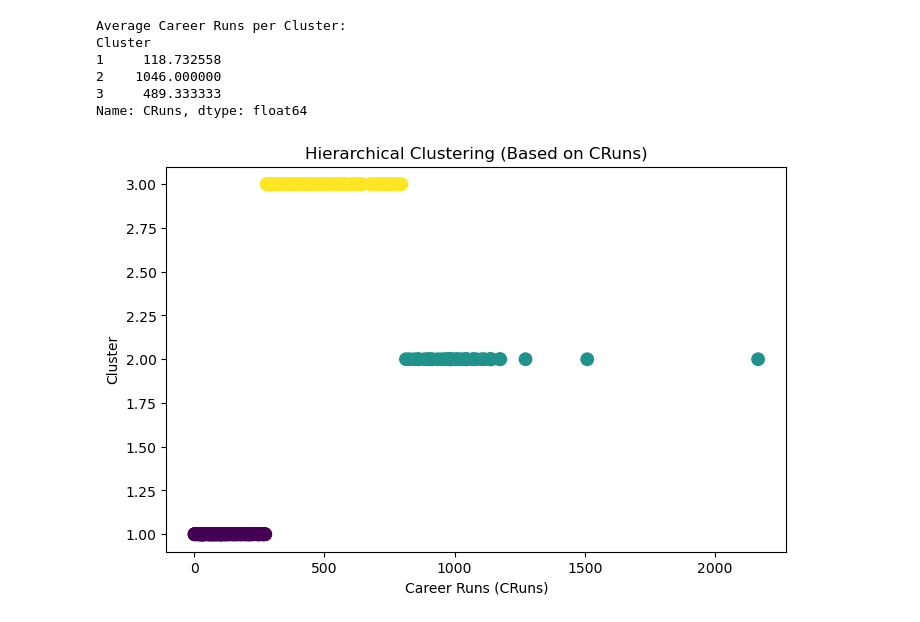
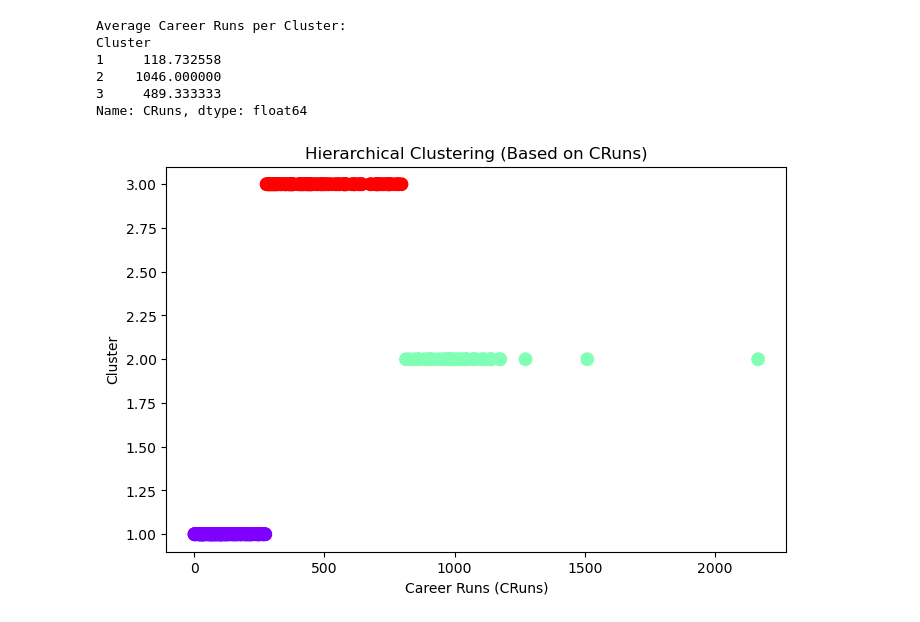
Before and after one commit to vedant-vh/ml, a Jupyter notebook: 6.ipynb, the cells around one changed output. Drawn from its saved outputs; the diff is of its cells as text; code cells hidden in the pictures.

```diff
--- a/6.ipynb
+++ b/6.ipynb
@@ -73,10 +73,10 @@ Cluster
 Name: CRuns, dtype: float64
 # %%
 plt.figure(figsize=(8,5))
-plt.scatter(df['CRuns'], df['Cluster'], c=df['Cluster'], cmap='viridis', s=80)
+plt.scatter(df['CRuns'], df['Cluster'], c=df['Cluster'], cmap='rainbow', s=80)
 plt.xlabel('Career Runs (CRuns)')
 plt.ylabel('Cluster')
 plt.title('Hierarchical Clustering (Based on CRuns)')
 plt.show()
 # %% [output]
-[figure, old version]
+[figure, new version]
```
Also changed, not shown: 18 other files.
